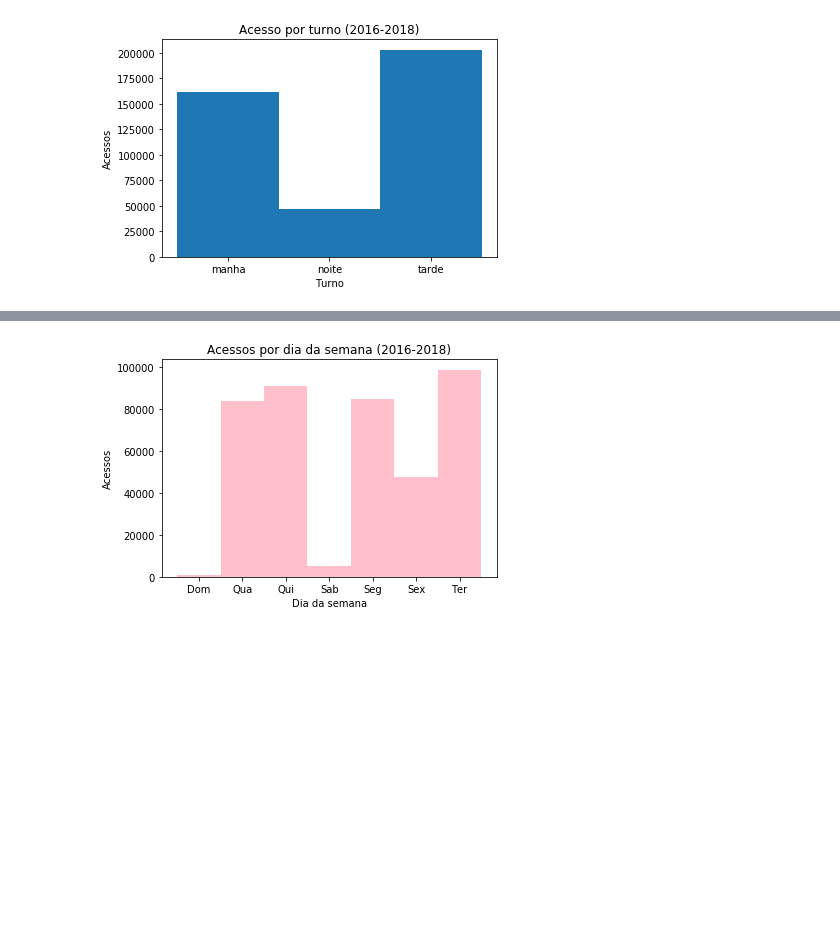
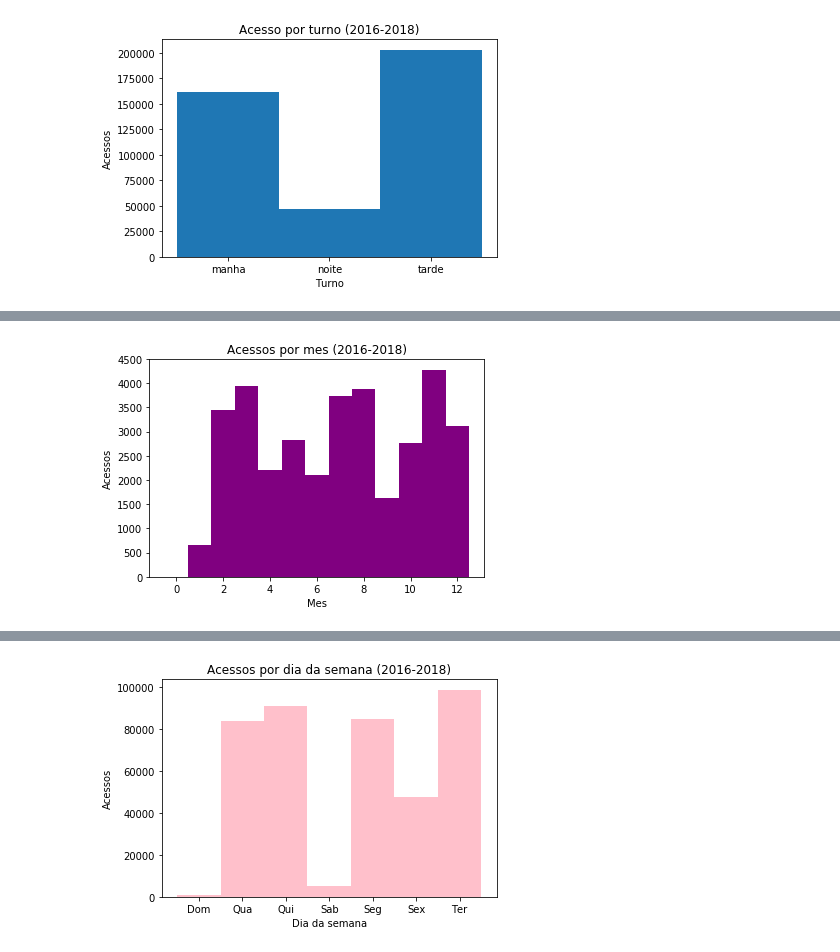
Before and after one commit to felipemarinho97/guardiansAnalytics, a Jupyter notebook: src/Analise.ipynb, the cells around one changed output, grey strips where cells are left out. Saved outputs shown, nothing was run; the diff lists cells and outputs as text; code cells hidden in the pictures; blank space fills up the shorter version.

```diff
--- a/src/Analise.ipynb
+++ b/src/Analise.ipynb
@@ -122,0 +150,10 @@ plt.show()
+# %%
+# plot mes noite
+plt.title("Acessos por mes (2016-2018)")
+plt.xlabel("Mes")
+plt.ylabel("Acessos")
+x = [i for i in range(14)]
+plt.hist(acessos_noite["mes"], bins = x, align = "left",color = "purple")
+plt.show()
+# %% [output]
+[figure, added]
```
Also changed, not shown: parts of 13 cells of this notebook, 1 other file.
